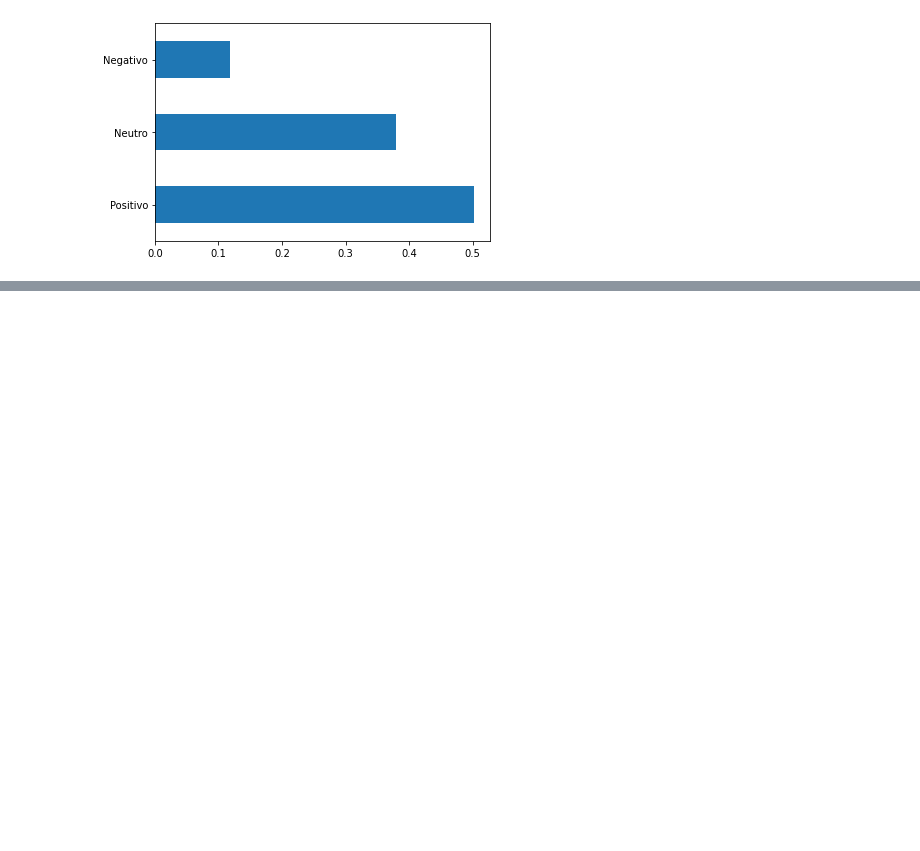
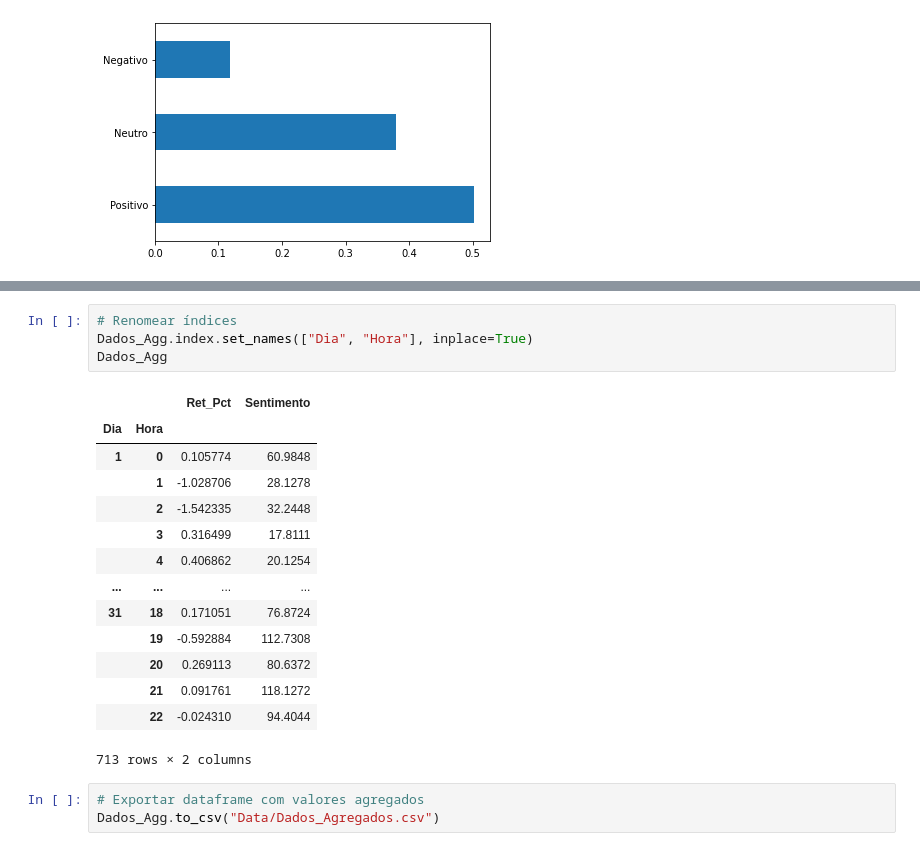
Before and after one commit to thcoelho/Social_Media_And_Financial_Markets, a Jupyter notebook: Analise_Exploratoria.ipynb, the cells around one changed output, grey strips where cells are left out. Cells and saved outputs as stored; diff of their text form; blank space fills up the shorter version.

```diff
--- a/Analise_Exploratoria.ipynb
+++ b/Analise_Exploratoria.ipynb
@@ -202,0 +258,22 @@ Name: Sentimento, Length: 713, dtype: float64
+# %%
+# Renomear índices
+Dados_Agg.index.set_names(["Dia", "Hora"], inplace=True)
+Dados_Agg
+# %% [output]
+|  |  | Ret_Pct | Sentimento |
+| Dia | Hora |  |  |
+| 1 | 0 | 0.105774 | 60.9848 |
+|  | 1 | -1.028706 | 28.1278 |
+|  | 2 | -1.542335 | 32.2448 |
+|  | 3 | 0.316499 | 17.8111 |
+|  | 4 | 0.406862 | 20.1254 |
+| ... | ... | ... | ... |
+| 31 | 18 | 0.171051 | 76.8724 |
+|  | 19 | -0.592884 | 112.7308 |
+|  | 20 | 0.269113 | 80.6372 |
+|  | 21 | 0.091761 | 118.1272 |
+|  | 22 | -0.024310 | 94.4044 |
+713 rows × 2 columns
+# %%
+# Exportar dataframe com valores agregados
+Dados_Agg.to_csv("Data/Dados_Agregados.csv")
```
Also changed, not shown: parts of 11 cells of this notebook, 1 other file.
